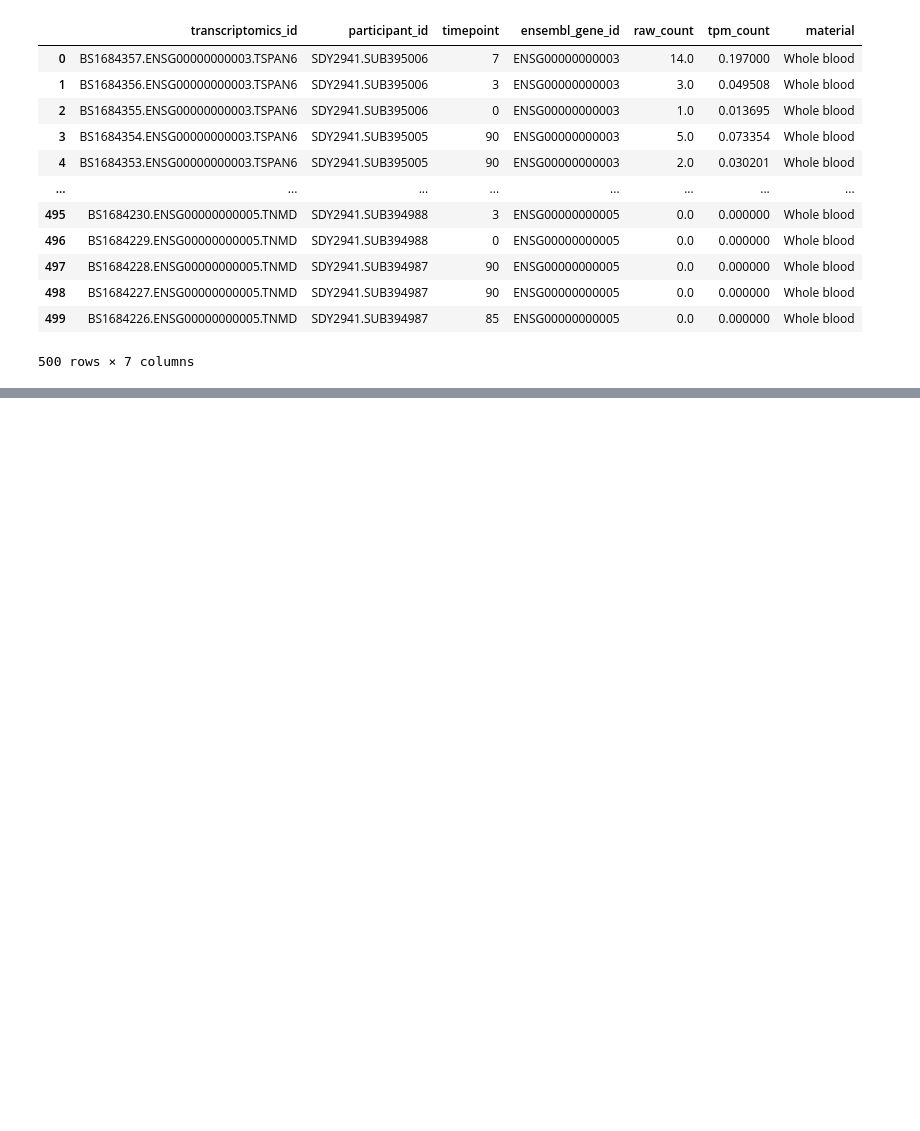
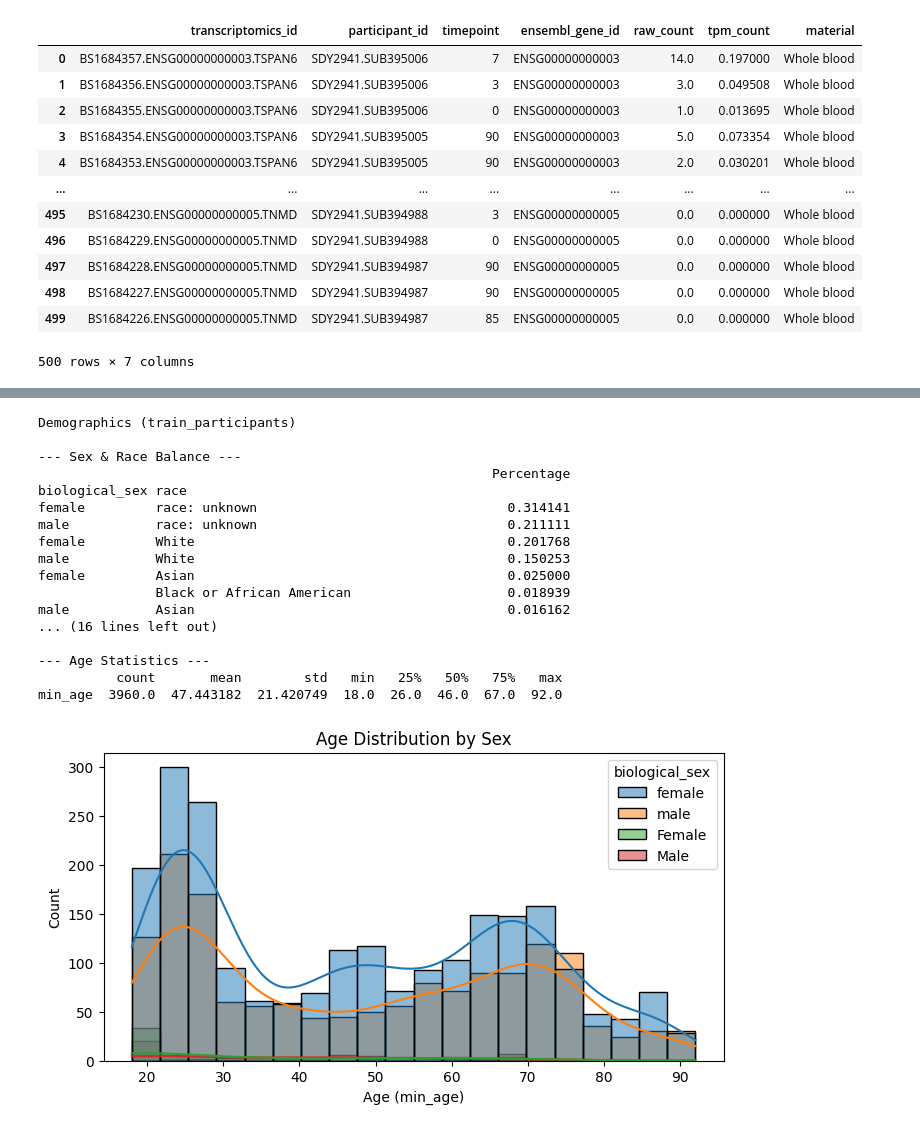
Before and after one commit to DirtyChay/cmi-flu-prediction-challenge, a Jupyter notebook: EDA.ipynb, the cells around one changed output, grey strips where cells are left out. Saved outputs shown, nothing was run; the diff lists cells and outputs as text; code cells hidden in the pictures; blank space fills up the shorter version.

```diff
--- a/EDA.ipynb
+++ b/EDA.ipynb
@@ -184,0 +237,33 @@ train_transcriptomics_SDY2941.head(500)
+# %%
+print(f"Demographics (train_participants)")
+
+print("\n--- Sex & Race Balance ---")
+print(train_participants[['biological_sex', 'race']].value_counts(normalize=True).to_frame('Percentage'))
+
+print("\n--- Age Statistics ---")
+print(train_participants['min_age'].describe().to_frame().T)
+
+plt.figure(figsize=(8, 4))
+sns.histplot(data=train_participants, x='min_age', hue='biological_sex', kde=True, bins=20)
+plt.title("Age Distribution by Sex")
+plt.xlabel("Age (min_age)")
+plt.show()
+# %% [output]
+Demographics (train_participants)
+
+--- Sex & Race Balance ---
+                                                          Percentage
+biological_sex race
+female         race: unknown                                0.314141
+male           race: unknown                                0.211111
+female         White                                        0.201768
+male           White                                        0.150253
+female         Asian                                        0.025000
+               Black or African American                    0.018939
+male           Asian                                        0.016162
+... (16 lines left out)
+
+--- Age Statistics ---
+          count       mean        std   min   25%   50%   75%   max
+min_age  3960.0  47.443182  21.420749  18.0  26.0  46.0  67.0  92.0
+[figure, added]
```
Also changed, not shown: parts of 4 cells of this notebook.
